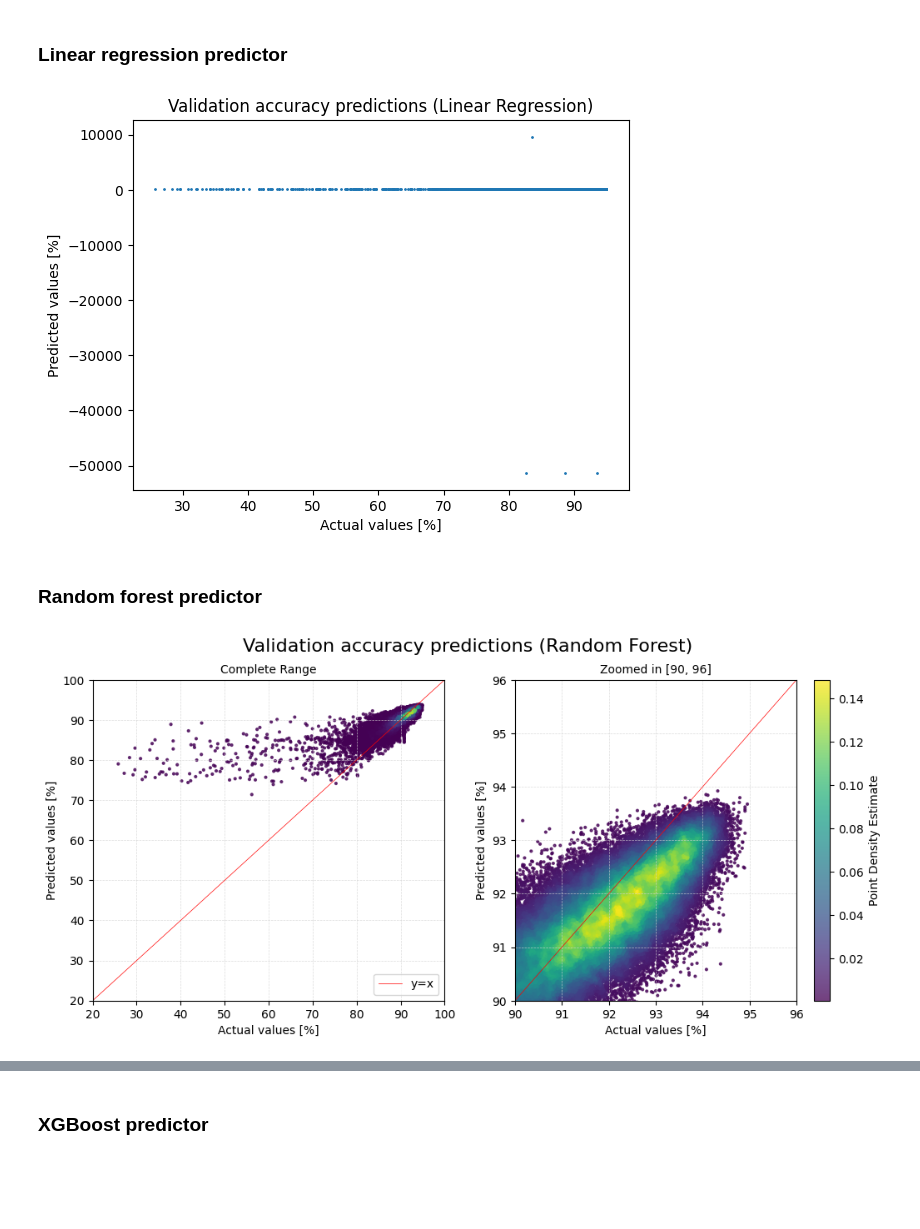
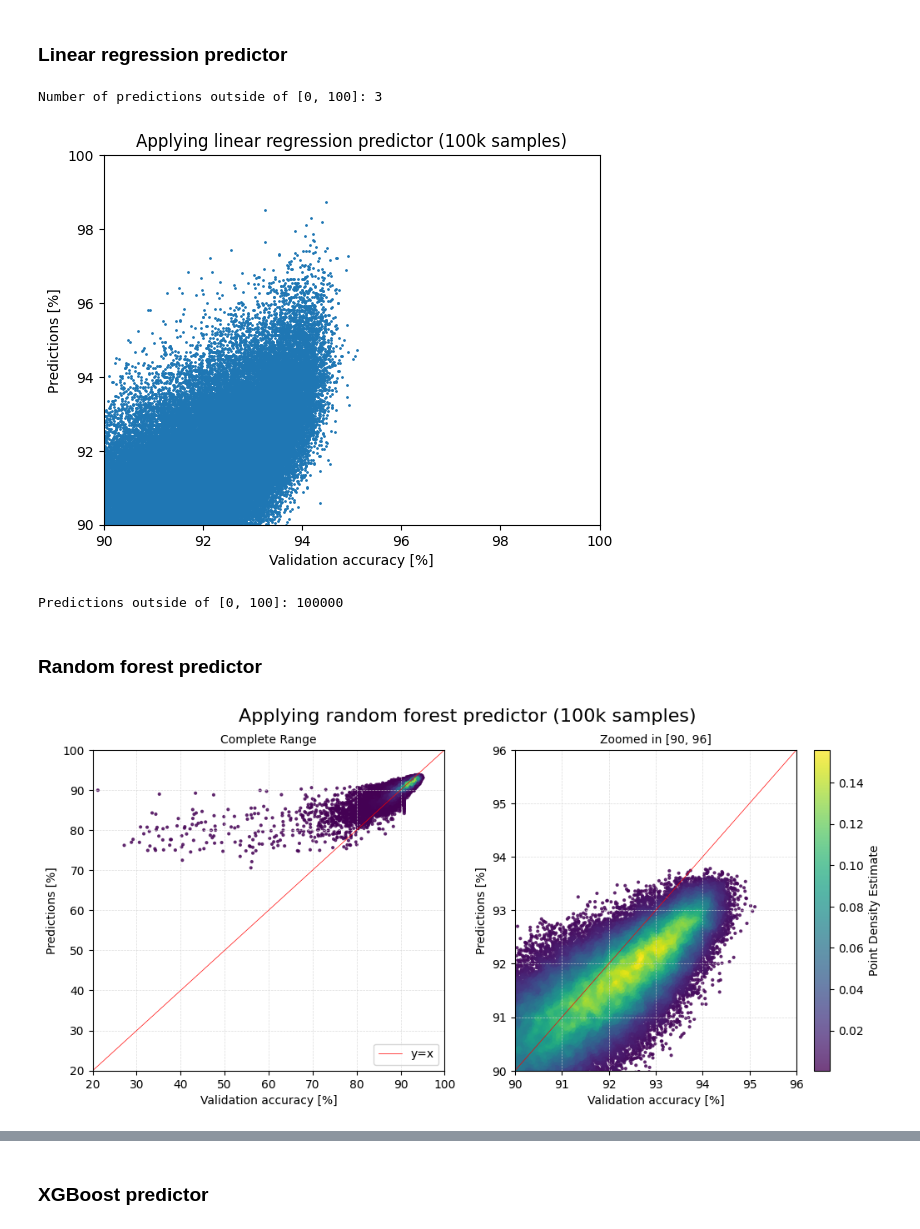
Before and after one commit to simon-smida/BP-Accuracy-Predictors, a Jupyter notebook: analysis.ipynb, the cells around one changed output, grey strips where cells are left out. Drawn from its saved outputs; the diff is of its cells as text; code cells hidden in the pictures; blank space fills up the shorter version.

```diff
--- a/analysis.ipynb
+++ b/analysis.ipynb
@@ -44,2 +63,10 @@ print(train_features_ext.shape)
+# %%
+# Get subset random samples from the dataset
+subset = 100_000
+indices = np.random.choice(all_features.shape[0], subset, replace=False)
+
+features_100k = all_features[indices]
+features_100k_ext = all_features_ext[indices]
+targets_100k = all_targets[indices]
 # %% [markdown]
 ## Training the predictors
@@ -186,12 +447,19 @@ targets_100k_scaled = targets_100k * 100
 # %%
 lr_predictions = lr_predictor.predict(features_100k)
 lr_predictions_scaled = lr_predictions * 100
+# %%
+# Print number of predictions outside of [0, 100]
+print("Number of predictions outside of [0, 100]: " + str(len(lr_predictions_scaled[(lr_predictions_scaled < 0) | (lr_predictions_scaled > 100)])))
+# %% [output]
+Number of predictions outside of [0, 100]: 3
 # %%
 plt.scatter(targets_100k_scaled, lr_predictions_scaled, s=1)
-plt.xlabel("Actual values [%]")
-plt.ylabel("Predicted values [%]")
-plt.title("Validation accuracy predictions (Linear Regression)")
+plt.xlabel("Validation accuracy [%]")
+plt.ylabel("Predictions [%]")
+plt.xlim(90, 100)
+plt.ylim(90, 100)
+plt.title("Applying linear regression predictor (100k samples)")
 plt.savefig("imgs/lr_train1600.pdf")
 plt.show()
 # %% [output]
-[figure, old version]
+[figure, new version]
@@ -198,3 +469,9 @@ plt.show()
+# %%
+# Count predictions outside of [0, 100]
+lr_predictions_ext_outside = np.count_nonzero((lr_predictions_scaled_ext < 0) | (lr_predictions_scaled_ext > 100))
+print(f"Predictions outside of [0, 100]: {lr_predictions_ext_outside}")
+# %% [output]
+Predictions outside of [0, 100]: 100000
 # %% [markdown]
 ### Random forest predictor
 # %%
@@ -202,6 +479,6 @@ rf_predictions = rf_predictor.predict(features_100k)
 rf_predictions_scaled = rf_predictions * 100
 # %%
 
-scatter_plot_nice(targets_100k_scaled, rf_predictions_scaled, "Validation accuracy predictions (Random Forest)", dense=True, save=True, filename="rf_train1600.pdf")
+scatter_plot_nice(targets_100k_scaled, rf_predictions_scaled, "Applying random forest predictor (100k samples)", dense=True, save=True, filename="rf_train1600.pdf")
 # %% [output]
-[figure, old version]
+[figure, new version]
```
Also changed, not shown: parts of 91 cells of this notebook, 23 other files.
